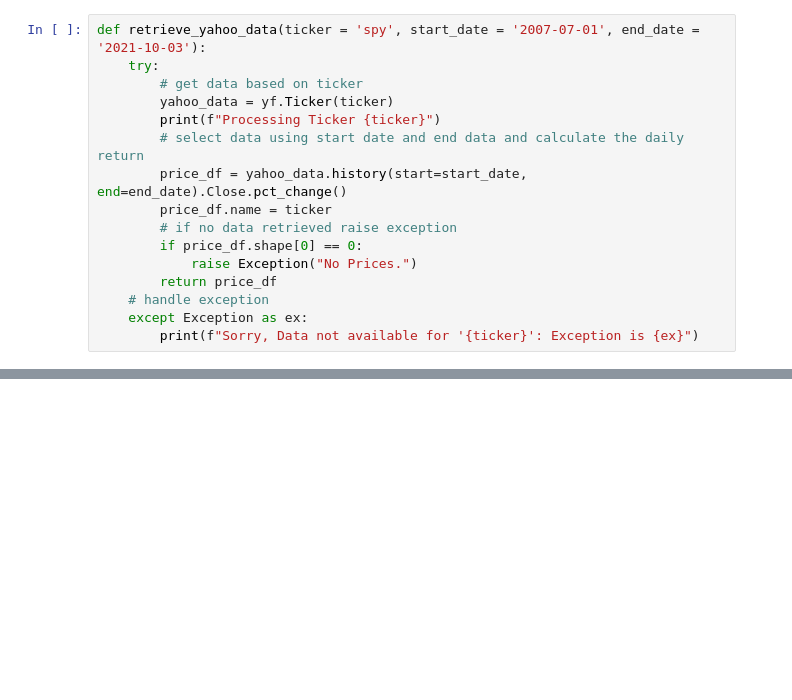
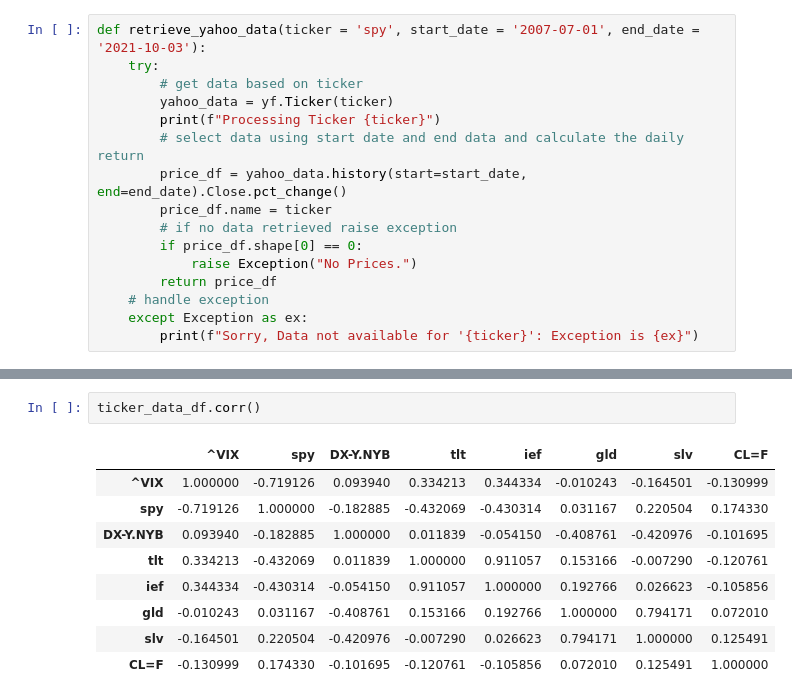
Before and after one commit to sangramsinghg/vix_predictor, a Jupyter notebook: vix_predictor.ipynb, the cells around one changed output, grey strips where cells are left out. Cells and saved outputs as stored; diff of their text form; blank space fills up the shorter version.

```diff
--- a/vix_predictor.ipynb
+++ b/vix_predictor.ipynb
@@ -65,0 +71,12 @@ Processing Ticker slv
+# %%
+ticker_data_df.corr()
+# %% [output]
+|  | ^VIX | spy | DX-Y.NYB | tlt | ief | gld | slv | CL=F |
+| ^VIX | 1.000000 | -0.719126 | 0.093940 | 0.334213 | 0.344334 | -0.010243 | -0.164501 | -0.130999 |
+| spy | -0.719126 | 1.000000 | -0.182885 | -0.432069 | -0.430314 | 0.031167 | 0.220504 | 0.174330 |
+| DX-Y.NYB | 0.093940 | -0.182885 | 1.000000 | 0.011839 | -0.054150 | -0.408761 | -0.420976 | -0.101695 |
+| tlt | 0.334213 | -0.432069 | 0.011839 | 1.000000 | 0.911057 | 0.153166 | -0.007290 | -0.120761 |
+| ief | 0.344334 | -0.430314 | -0.054150 | 0.911057 | 1.000000 | 0.192766 | 0.026623 | -0.105856 |
+| gld | -0.010243 | 0.031167 | -0.408761 | 0.153166 | 0.192766 | 1.000000 | 0.794171 | 0.072010 |
+| slv | -0.164501 | 0.220504 | -0.420976 | -0.007290 | 0.026623 | 0.794171 | 1.000000 | 0.125491 |
+| CL=F | -0.130999 | 0.174330 | -0.101695 | -0.120761 | -0.105856 | 0.072010 | 0.125491 | 1.000000 |
```
Also changed, not shown: parts of 1 cell of this notebook.
